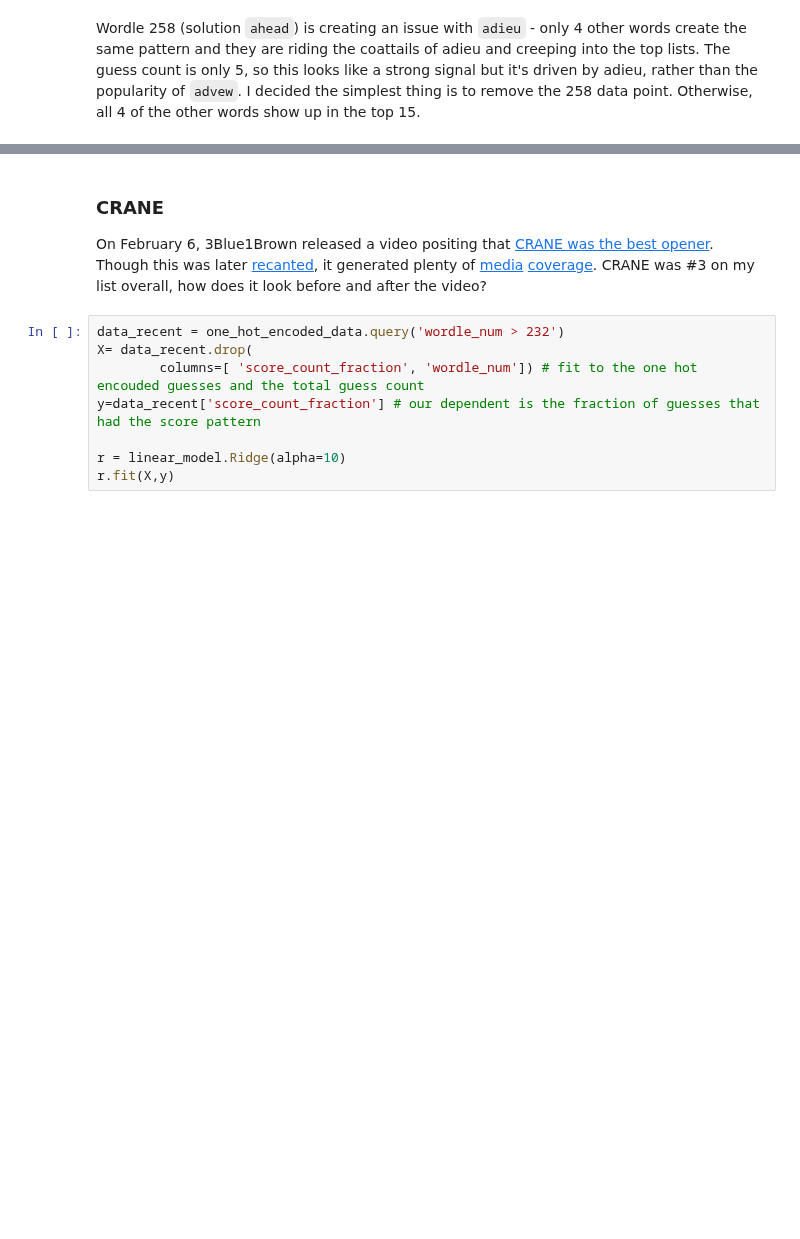
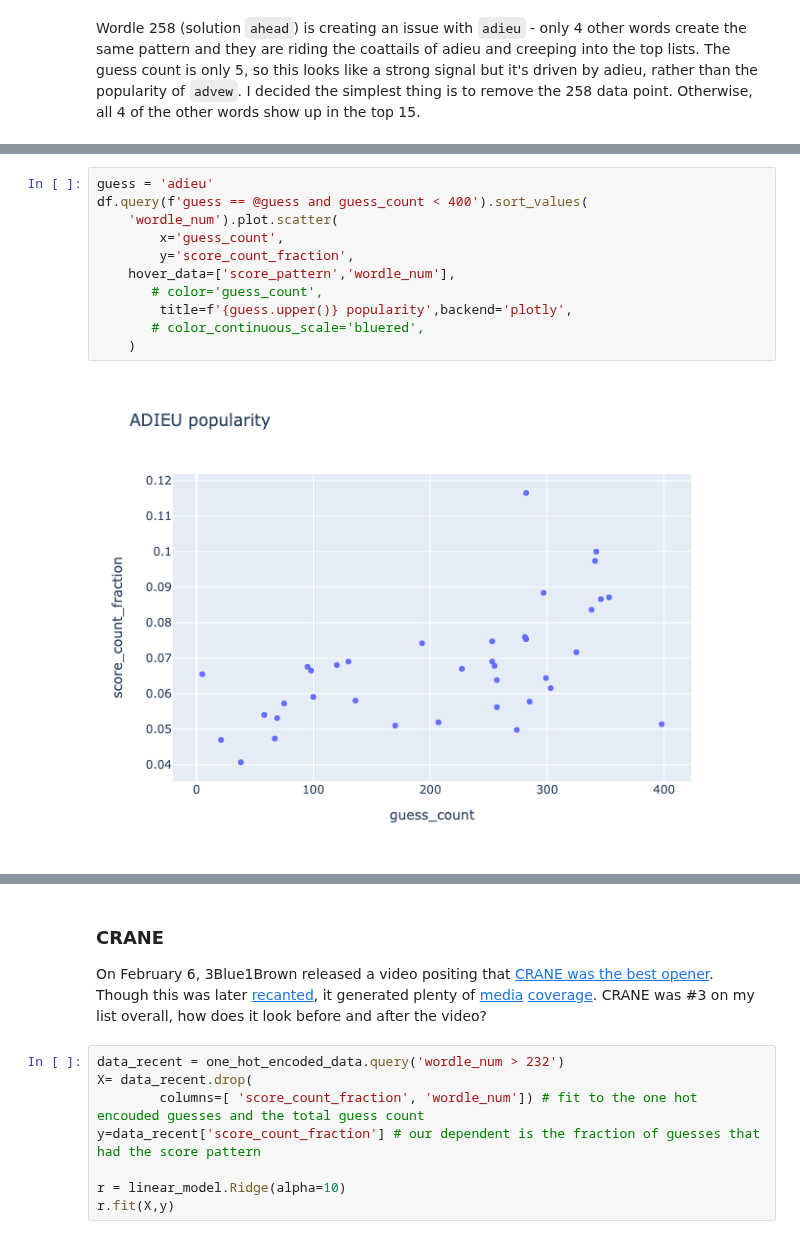
Before and after one commit to astrowonk/TwitterWordle, a Jupyter notebook: Popular Wordle Openers.ipynb, the cells around one changed output, grey strips where cells are left out. Saved outputs shown, nothing was run; the diff lists cells and outputs as text; blank space fills up the shorter version.

```diff
--- a/Popular Wordle Openers.ipynb
+++ b/Popular Wordle Openers.ipynb
@@ -225,0 +235,13 @@ for i, var in enumerate(top_openers.query('variable != "guess_count"')['variable
+# %%
+guess = 'adieu'
+df.query(f'guess == @guess and guess_count < 400').sort_values(
+    'wordle_num').plot.scatter(
+        x='guess_count',
+        y='score_count_fraction',
+    hover_data=['score_pattern','wordle_num'],
+       # color='guess_count',
+        title=f'{guess.upper()} popularity',backend='plotly',
+       # color_continuous_scale='bluered',
+    )
+# %% [output]
+[figure, added]
```
Also changed, not shown: parts of 18 cells of this notebook.
